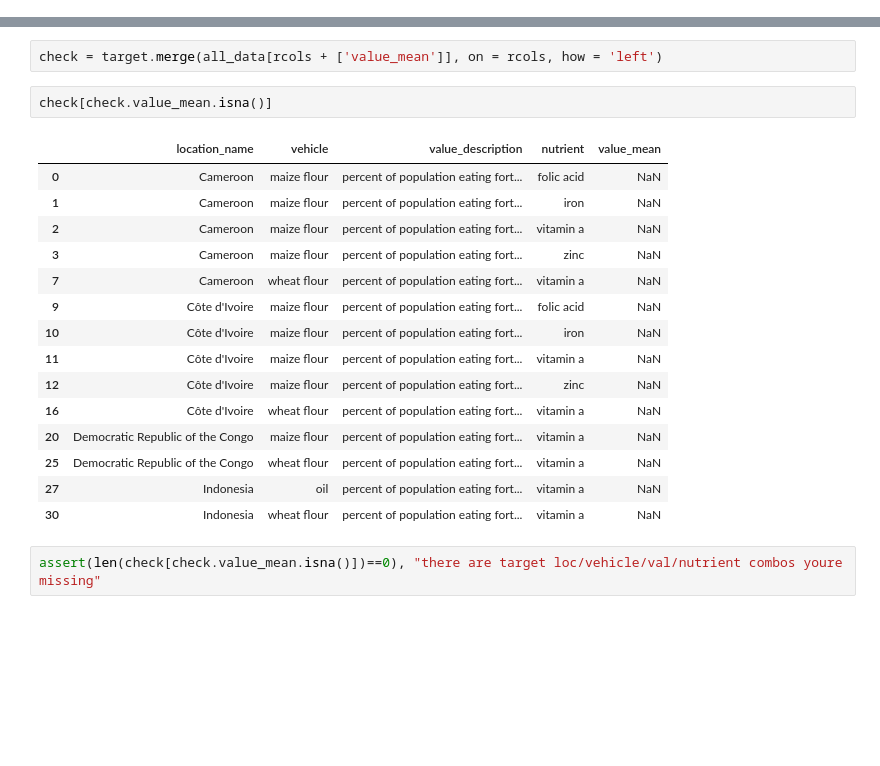
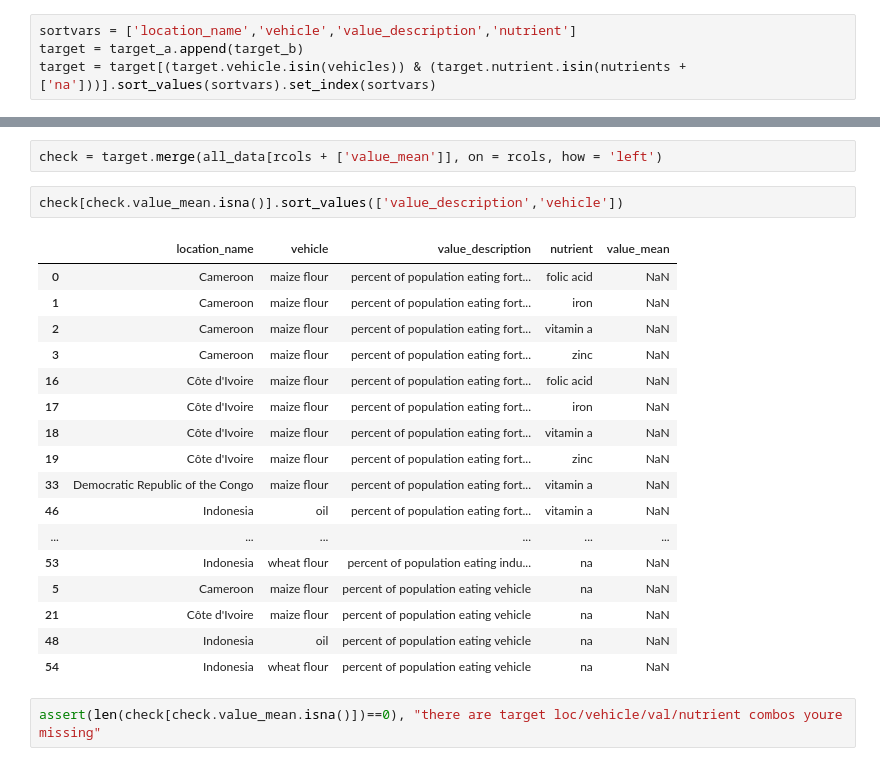
Before and after one commit to ihmeuw/vivarium_research_lsff, a Jupyter notebook: data_prep/pipeline/interim/2021_03_24_clean_population_coverage_data_tier4.ipynb, the cells around one changed output, grey strips where cells are left out. Cells and saved outputs as stored; diff of their text form; blank space fills up the shorter version.

```diff
--- a/data_prep/pipeline/interim/2021_03_24_clean_population_coverage_data_tier4.ipynb
+++ b/data_prep/pipeline/interim/2021_03_24_clean_population_coverage_data_tier4.ipynb
@@ -136,3 +132,7 @@ target
+# %%
+sortvars = ['location_name','vehicle','value_description','nutrient']
+target = target_a.append(target_b)
+target = target[(target.vehicle.isin(vehicles)) & (target.nutrient.isin(nutrients + ['na']))].sort_values(sortvars).set_index(sortvars)
 # %%
 target = target.reset_index()
 rcols = target.columns.tolist()
@@ -705,23 +718,25 @@ all_data[rcols + ['value_mean','value_025_percentile','value_975_percentile','su
 # %%
 check = target.merge(all_data[rcols + ['value_mean']], on = rcols, how = 'left')
 # %%
-check[check.value_mean.isna()]
+check[check.value_mean.isna()].sort_values(['value_description','vehicle'])
 # %% [output]
 |  | location_name | vehicle | value_description | nutrient | value_mean |
 | 0 | Cameroon | maize flour | percent of population eating fort... | folic acid | NaN |
 | 1 | Cameroon | maize flour | percent of population eating fort... | iron | NaN |
 | 2 | Cameroon | maize flour | percent of population eating fort... | vitamin a | NaN |
 | 3 | Cameroon | maize flour | percent of population eating fort... | zinc | NaN |
-| 7 | Cameroon | wheat flour | percent of population eating fort... | vitamin a | NaN |
-| 9 | Côte d'Ivoire | maize flour | percent of population eating fort... | folic acid | NaN |
-| 10 | Côte d'Ivoire | maize flour | percent of population eating fort... | iron | NaN |
-| 11 | Côte d'Ivoire | maize flour | percent of population eating fort... | vitamin a | NaN |
-| 12 | Côte d'Ivoire | maize flour | percent of population eating fort... | zinc | NaN |
-| 16 | Côte d'Ivoire | wheat flour | percent of population eating fort... | vitamin a | NaN |
-| 20 | Democratic Republic of the Congo | maize flour | percent of population eating fort... | vitamin a | NaN |
-| 25 | Democratic Republic of the Congo | wheat flour | percent of population eating fort... | vitamin a | NaN |
-| 27 | Indonesia | oil | percent of population eating fort... | vitamin a | NaN |
-| 30 | Indonesia | wheat flour | percent of population eating fort... | vitamin a | NaN |
+| 16 | Côte d'Ivoire | maize flour | percent of population eating fort... | folic acid | NaN |
+| 17 | Côte d'Ivoire | maize flour | percent of population eating fort... | iron | NaN |
+| 18 | Côte d'Ivoire | maize flour | percent of population eating fort... | vitamin a | NaN |
+| 19 | Côte d'Ivoire | maize flour | percent of population eating fort... | zinc | NaN |
+| 33 | Democratic Republic of the Congo | maize flour | percent of population eating fort... | vitamin a | NaN |
+| 46 | Indonesia | oil | percent of population eating fort... | vitamin a | NaN |
+| ... | ... | ... | ... | ... | ... |
+| 53 | Indonesia | wheat flour | percent of population eating indu... | na | NaN |
+| 5 | Cameroon | maize flour | percent of population eating vehicle | na | NaN |
+| 21 | Côte d'Ivoire | maize flour | percent of population eating vehicle | na | NaN |
+| 48 | Indonesia | oil | percent of population eating vehicle | na | NaN |
+| 54 | Indonesia | wheat flour | percent of population eating vehicle | na | NaN |
 # %%
 assert(len(check[check.value_mean.isna()])==0), "there are target loc/vehicle/val/nutrient combos youre missing"
 # %%
```
Also changed, not shown: parts of 5 cells of this notebook, 6 other files.
